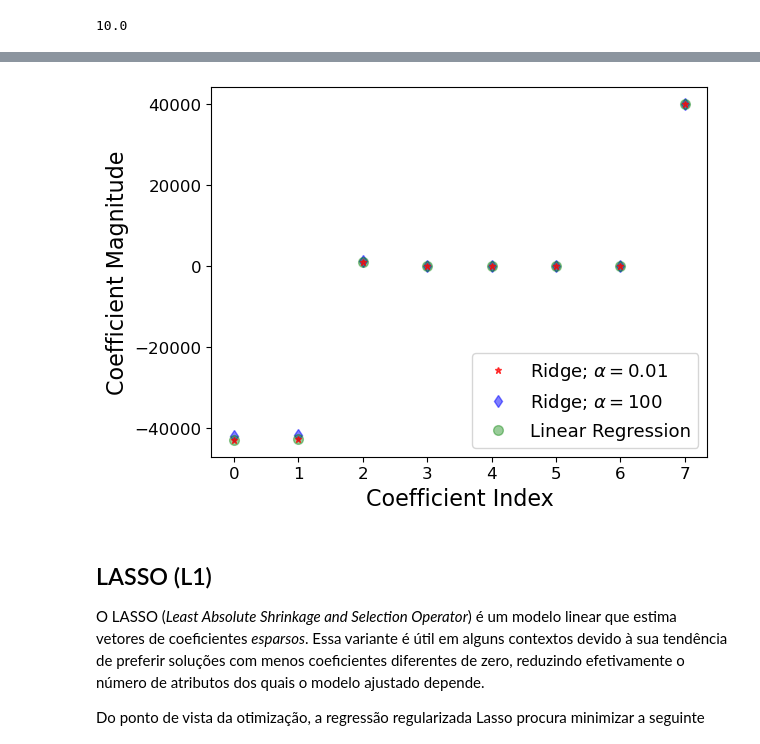
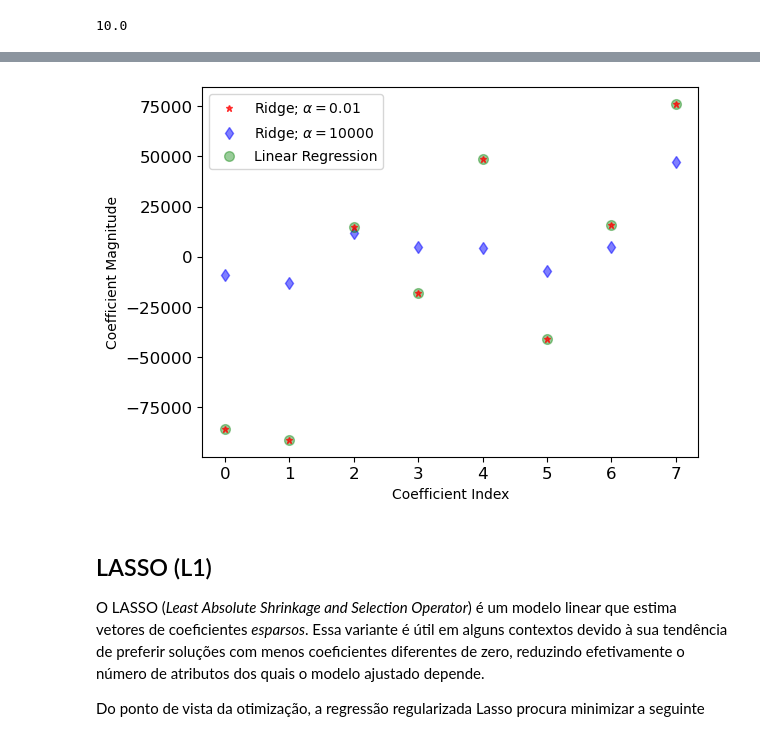
Before and after one commit to AILAB-CEFET-RJ/cic1205, a Jupyter notebook: notebooks/regularization_L1_L2.ipynb, the cells around one changed output, grey strips where cells are left out. Saved outputs shown, nothing was run; the diff lists cells and outputs as text; code cells hidden in the pictures.

```diff
--- a/notebooks/regularization_L1_L2.ipynb
+++ b/notebooks/regularization_L1_L2.ipynb
@@ -159,19 +157,26 @@ y = df_housing.median_house_value
 
 X_train, X_test, y_train, y_test = train_test_split(X, y, test_size=0.25, random_state=3)
 
+scaler = StandardScaler()
+X_train = scaler.fit_transform(X_train)
+X_test = scaler.transform(X_test)
+
 lr = LinearRegression()
 lr.fit(X_train, y_train)
+
 rr = Ridge(alpha=0.01) # higher the alpha value, more restriction on the coefficients; low alpha > more generalization, coefficients are barely
 # restricted and in this case linear and ridge regression resembles
 rr.fit(X_train, y_train)
-rr100 = Ridge(alpha=100) #  comparison with alpha value
-rr100.fit(X_train, y_train)
-train_score=lr.score(X_train, y_train)
-test_score=lr.score(X_test, y_test)
+
+rr10000 = Ridge(alpha=10000) #  comparison with alpha value
+rr10000.fit(X_train, y_train)
+
+train_score = lr.score(X_train, y_train)
+test_score = lr.score(X_test, y_test)
 Ridge_train_score = rr.score(X_train,y_train)
 Ridge_test_score = rr.score(X_test, y_test)
-Ridge_train_score100 = rr100.score(X_train,y_train)
-Ridge_test_score100 = rr100.score(X_test, y_test)
+Ridge_train_score100 = rr10000.score(X_train,y_train)
+Ridge_test_score100 = rr10000.score(X_test, y_test)
 
 print("linear regression train score:", train_score)
 print("linear regression test score:", test_score)
@@ -181,10 +186,10 @@ print("ridge regression train score high alpha:", Ridge_train_score100)
 print("ridge regression test score high alpha:", Ridge_test_score100)
 
 plt.plot(rr.coef_,alpha=0.7,linestyle='none',marker='*',markersize=5,color='red',label=r'Ridge; $\alpha = 0.01$',zorder=7) # zorder for ordering the markers
-plt.plot(rr100.coef_,alpha=0.5,linestyle='none',marker='d',markersize=6,color='blue',label=r'Ridge; $\alpha = 100$') # alpha here is for transparency
+plt.plot(rr10000.coef_,alpha=0.5,linestyle='none',marker='d',markersize=6,color='blue',label=r'Ridge; $\alpha = 10000$') # alpha here is for transparency
 plt.plot(lr.coef_,alpha=0.4,linestyle='none',marker='o',markersize=7,color='green',label='Linear Regression')
-plt.xlabel('Coefficient Index',fontsize=16)
-plt.ylabel('Coefficient Magnitude',fontsize=16)
-plt.legend(fontsize=13,loc=4)
+plt.xlabel('Coefficient Index',fontsize=10)
+plt.ylabel('Coefficient Magnitude',fontsize=10)
+plt.legend(fontsize=10)
 plt.show()
 # %% [output]
@@ -197,4 +202,4 @@ ridge regression test score high alpha: 0.6555500830173371
-[figure, old version]
+[figure, new version]
 # %% [markdown]
 ## LASSO (L1)
 
```
Also changed, not shown: parts of 6 cells of this notebook, 1 other file.
